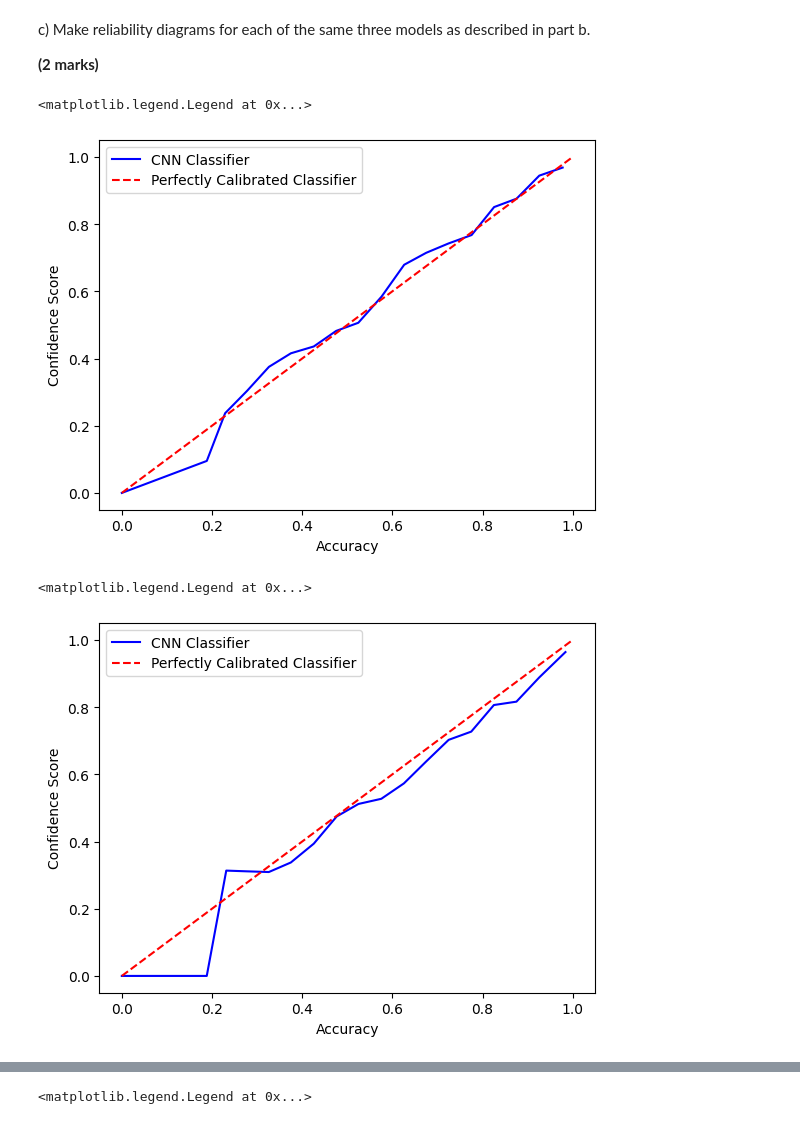
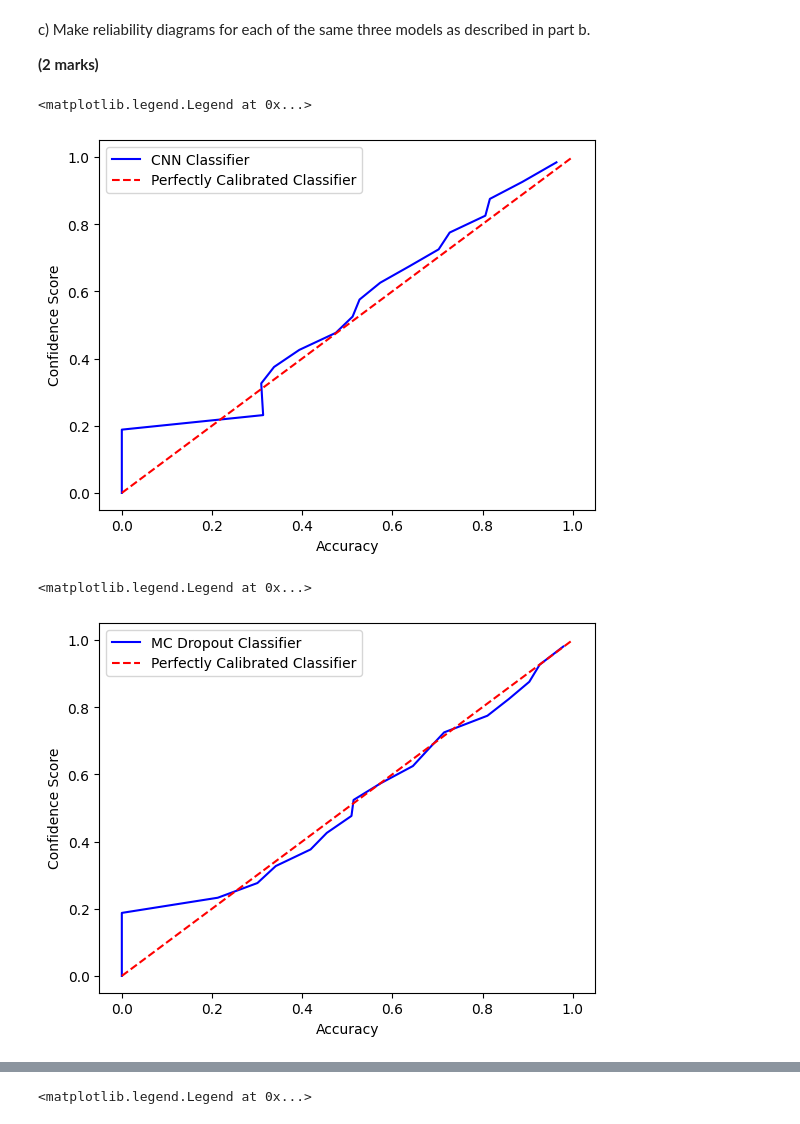
Before and after one commit to Gautam-Chauhan/DeepLearningCoursework2, a Jupyter notebook: Summative_assessment_2.ipynb, the cells around one changed output, grey strips where cells are left out. Cells and saved outputs as stored; diff of their text form; code cells hidden in the pictures.

```diff
--- a/Summative_assessment_2.ipynb
+++ b/Summative_assessment_2.ipynb
@@ -1024,2 +1034,5 @@ a) Use the predictive distribution with $S\ge30$ to compute the test loss and ac
+# %%
+cnn_model = keras.saving.load_model('/content/drive/MyDrive/deep_learning_cw2/run_12/run_12.keras',
+                        custom_objects={"ResidualBlock": ResidualBlock})
 # %% [markdown]
 Function to estimate the predictive distribution for a batch of examples (callback is needed for SWAG so that we can sample parameters from the posterior):
@@ -1104,12 +1118,6 @@ b) Compute and print out the ECE scores for each of the three models developed i
 Use 20 bins for the ECE calculations in each case.
 
 **(5 marks)**
-# %%
-cnn_model = keras.saving.load_model('/content/drive/MyDrive/deep_learning_cw2/run_3/run_3.keras',
-                        custom_objects={"ResidualBlock": ResidualBlock})
-# %%
-cnn_model_2 = keras.saving.load_model('/content/drive/MyDrive/deep_learning_cw2/run_12/run_12.keras',
-                        custom_objects={"ResidualBlock": ResidualBlock})
 # %%
 def ECE_calc(model,test_data_loader,S,callbacks,type):
 
@@ -1205,21 +1207,11 @@ c) Make reliability diagrams for each of the same three models as described in p
 # %%
 cnn_binned_accuracies_list = []
 cnn_average_binned_confidences_list = []
-mc_binned_accuracies_list = []
-mc_average_binned_confidences_list = []
-swag_binned_accuracies_list = []
-swag_average_binned_confidences_list = []
 
 for i in range(20):
   cnn_binned_accuracies_list.append(cnn_binned_accuracies[i].cpu().numpy())
-  mc_binned_accuracies_list.append(mc_binned_accuracies[i].cpu().numpy())
-  swag_binned_accuracies_list.append(swag_binned_accuracies[i].cpu().numpy())
   try:
     cnn_average_binned_confidences_list.append(cnn_average_binned_confidences[i].cpu().numpy())
-    mc_average_binned_confidences_list.append(mc_average_binned_confidences[i].cpu().numpy())
-    swag_average_binned_confidences_list.append(swag_average_binned_confidences[i].cpu().numpy())
   except:
     cnn_average_binned_confidences_list.append(cnn_average_binned_confidences[i])
-    mc_average_binned_confidences_list.append(mc_average_binned_confidences[i])
-    swag_average_binned_confidences_list.append(swag_average_binned_confidences[i])
 # %%
@@ -1235,20 +1227,20 @@ for i in range(20):
 # %%
 x = np.linspace(0,1,1000)
 # %%
-plt.plot(cnn_average_binned_confidences_list,cnn_binned_accuracies_list,color="blue",label="CNN Classifier")
+plt.plot(cnn_binned_accuracies_list,cnn_average_binned_confidences_list,color="blue",label="CNN Classifier")
 plt.plot(x,x,color="red",label="Perfectly Calibrated Classifier",linestyle="--")
 plt.xlabel("Accuracy")
 plt.ylabel("Confidence Score")
 plt.legend()
 # %% [output]
 <matplotlib.legend.Legend at 0x...>
-[figure, old version]
+[figure, new version]
 # %%
-plt.plot(cnn_average_binned_confidences_list,cnn_binned_accuracies_list,color="blue",label="CNN Classifier")
+plt.plot(mc_binned_accuracies_list,mc_average_binned_confidences_list,color="blue",label="MC Dropout Classifier")
 plt.plot(x,x,color="red",label="Perfectly Calibrated Classifier",linestyle="--")
 plt.xlabel("Accuracy")
 plt.ylabel("Confidence Score")
 plt.legend()
 # %% [output]
 <matplotlib.legend.Legend at 0x...>
-[figure, old version]
+[figure, new version]
```
Also changed, not shown: parts of 23 cells of this notebook.
